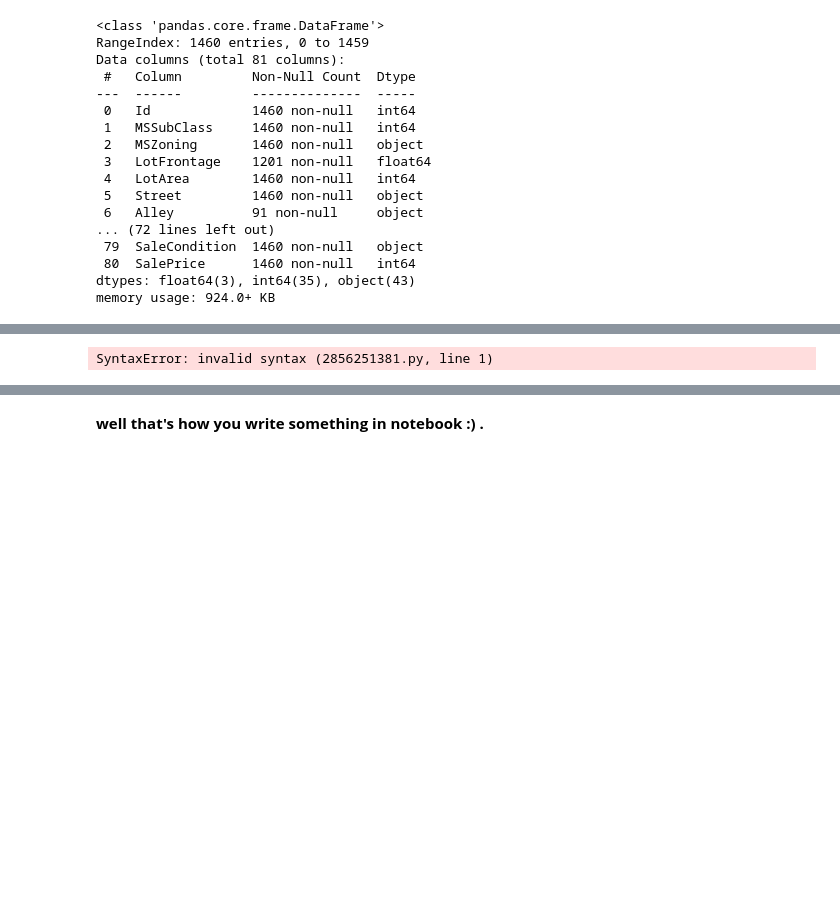
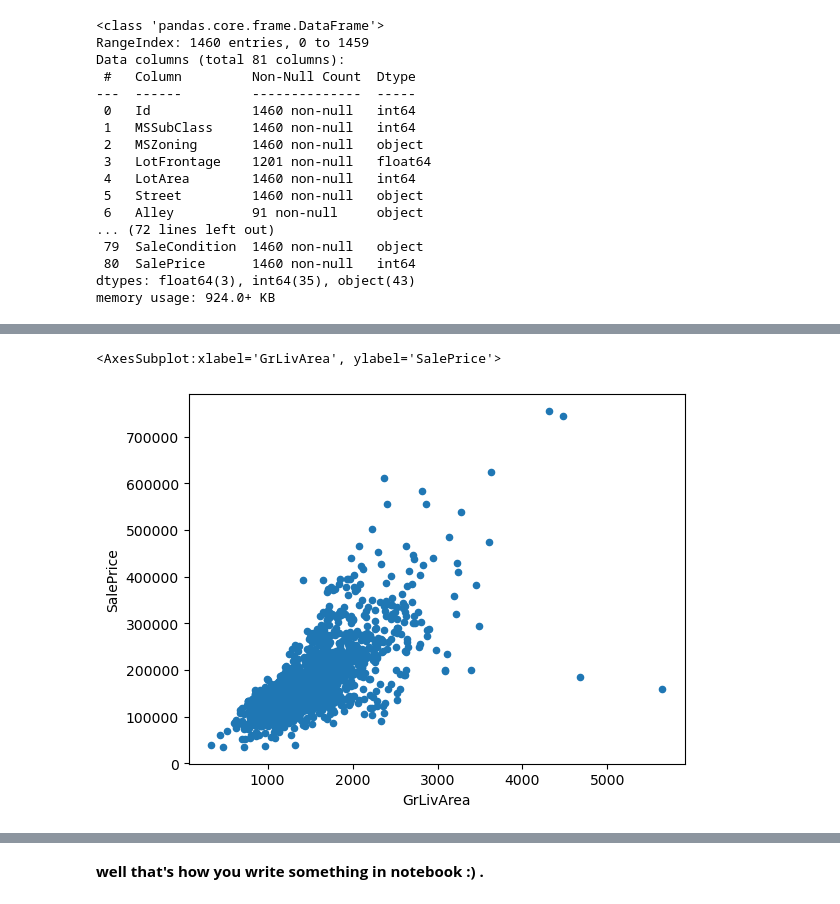
Before and after one commit to adisasuke/kaggle, a Jupyter notebook: house_pricing_demo.ipynb, the cells around one changed output, grey strips where cells are left out. Cells and saved outputs as stored; diff of their text form; code cells hidden in the pictures; blank space fills up the shorter version.

```diff
--- a/house_pricing_demo.ipynb
+++ b/house_pricing_demo.ipynb
@@ -82,9 +82,10 @@ data.plot.scatter(x=var,y='SalePrice')
 # %%
-var =
+var =  'GrLivArea'
 data = pd.concat([df['SalePrice'],df[var]],axis=1)
 data.plot.scatter(x=var,y='SalePrice')
 # %% [output]
-SyntaxError: invalid syntax (2856251381.py, line 1)
+<AxesSubplot:xlabel='GrLivArea', ylabel='SalePrice'>
+[figure, added]
 # %%
 import seaborn as sns
 import matplotlib.pyplot as plt
```
Also changed, not shown: parts of 31 cells of this notebook.
